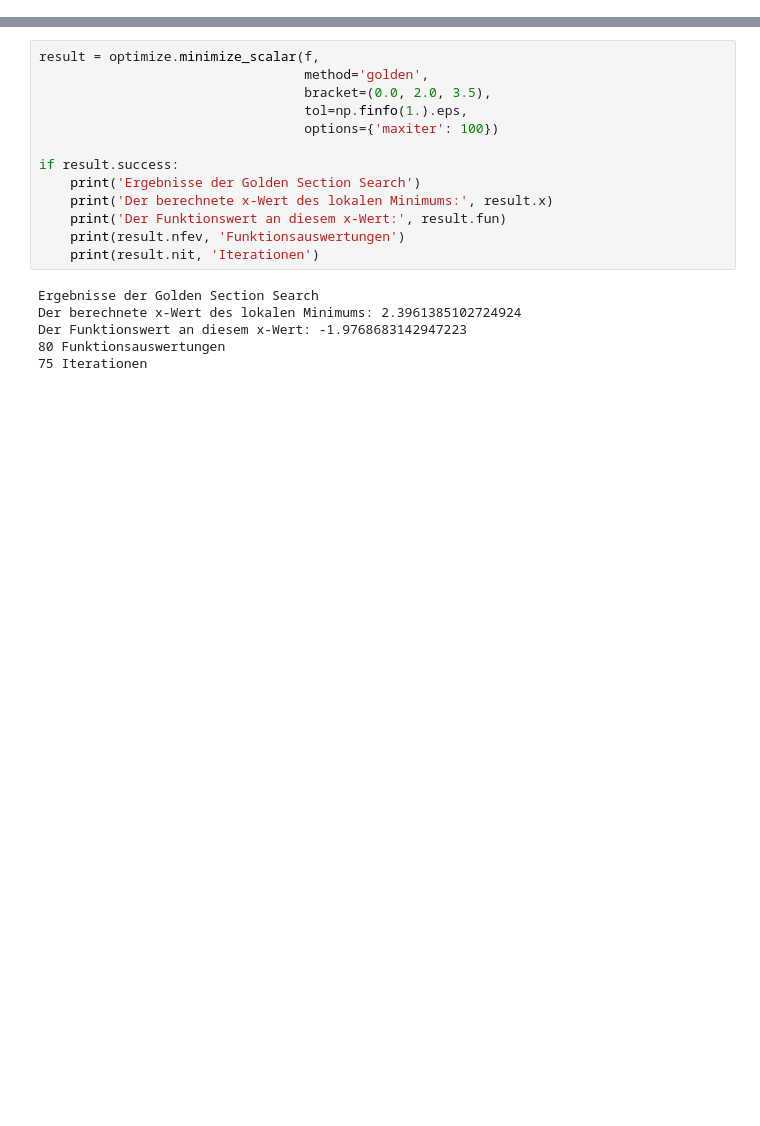
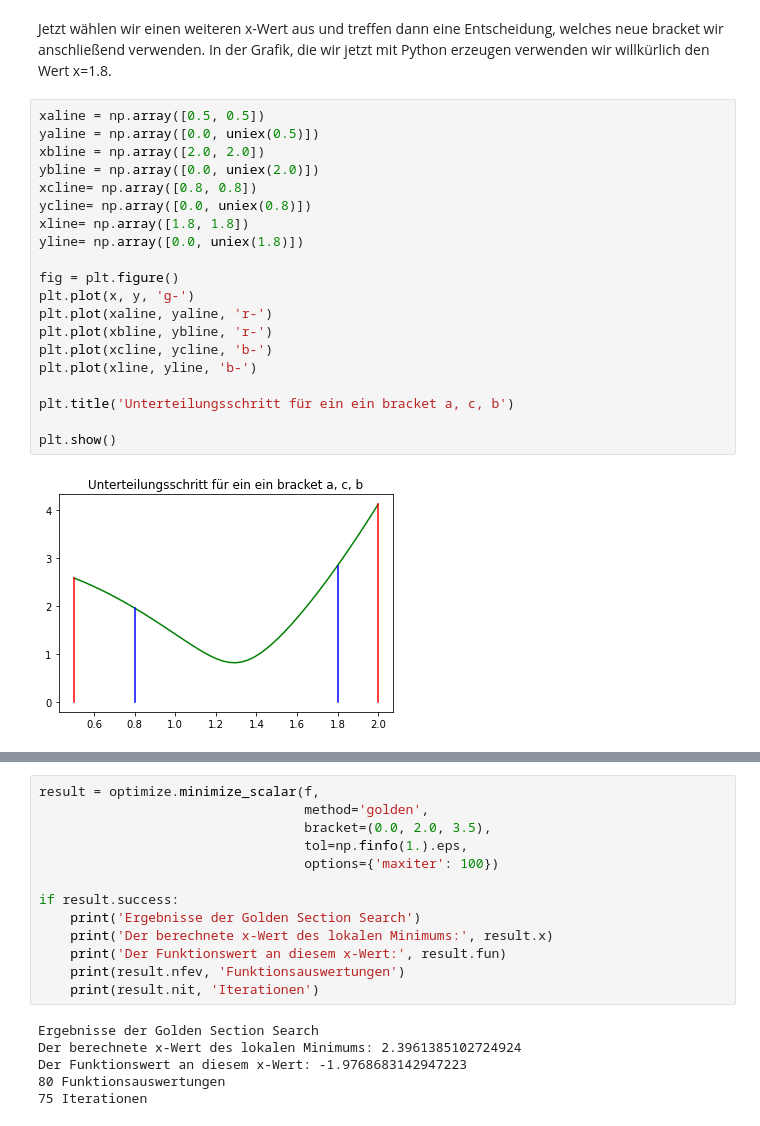
Before and after one commit to MBrill/Jupyter, a Jupyter notebook: Optimierung/opti1D.ipynb, the cells around one changed output, grey strips where cells are left out. Drawn from its saved outputs; the diff is of its cells as text; blank space fills up the shorter version.

```diff
--- a/Optimierung/opti1D.ipynb
+++ b/Optimierung/opti1D.ipynb
@@ -19,0 +60,25 @@ Der Brent-Algorithmus implementiert eine *safe guarded quadratic interpolation*
+# %% [markdown]
+Jetzt wählen wir einen weiteren x-Wert aus und treffen dann eine Entscheidung, welches neue bracket wir anschließend verwenden.
+In der Grafik, die wir jetzt mit Python erzeugen verwenden wir willkürlich den Wert x=1.8.
+# %%
+xaline = np.array([0.5, 0.5])
+yaline = np.array([0.0, uniex(0.5)])
+xbline = np.array([2.0, 2.0])
+ybline = np.array([0.0, uniex(2.0)])
+xcline= np.array([0.8, 0.8])
+ycline= np.array([0.0, uniex(0.8)])
+xline= np.array([1.8, 1.8])
+yline= np.array([0.0, uniex(1.8)])
+
+fig = plt.figure()
+plt.plot(x, y, 'g-')
+plt.plot(xaline, yaline, 'r-')
+plt.plot(xbline, ybline, 'r-')
+plt.plot(xcline, ycline, 'b-')
+plt.plot(xline, yline, 'b-')
+
+plt.title('Unterteilungsschritt für ein ein bracket a, c, b')
+
+plt.show()
+# %% [output]
+[figure, added]
```
Also changed, not shown: parts of 18 cells of this notebook, 4 other files.
